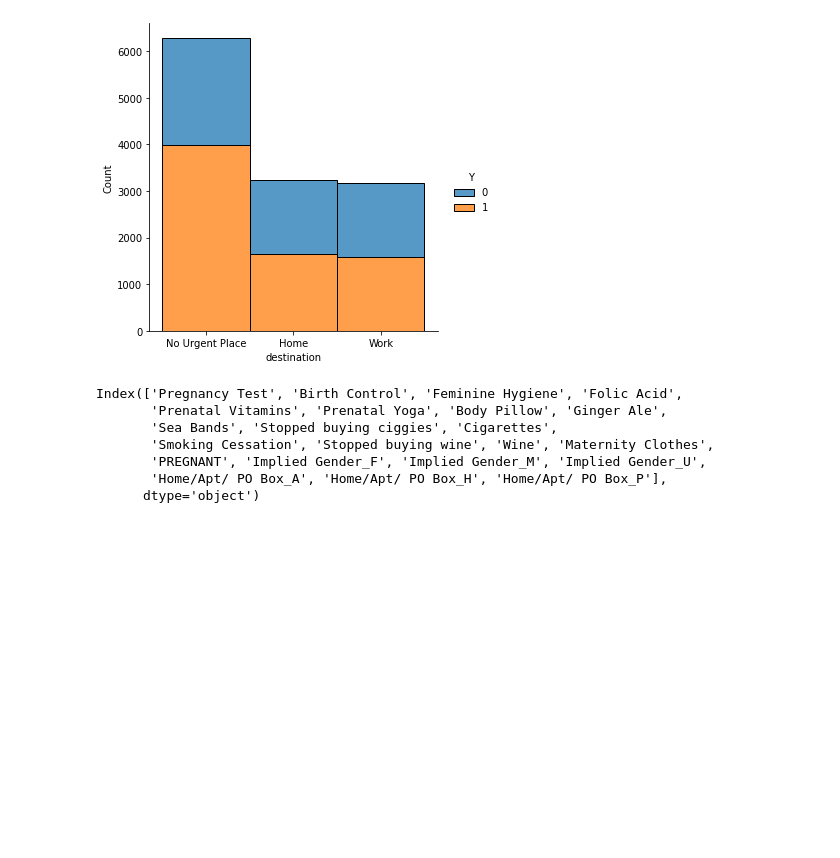
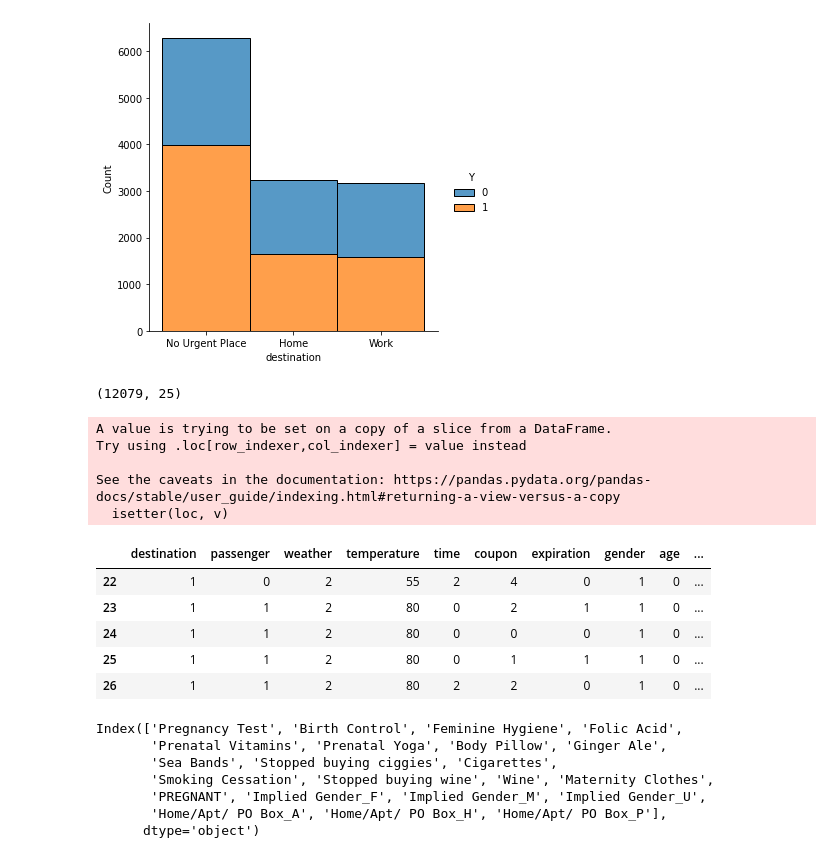
Before and after one commit to mansi812/ML-assignment, a Jupyter notebook: ML_assignment.ipynb, the cells around one changed output. Cells and saved outputs as stored; diff of their text form; code cells hidden in the pictures; blank space fills up the shorter version.

```diff
--- a/ML_assignment.ipynb
+++ b/ML_assignment.ipynb
@@ -213,3 +209,36 @@ test_data = pd.get_dummies(test_data,columns = ['Implied Gender','Home/Apt/ PO B
+# %%
+#Remove NAs from the dataset
+data = df.dropna(axis = 0, how ='any')
+# %%
+data.shape
+# %% [output]
+(12079, 25)
+# %%
+##Ordinal encoding for categoricL Vvariables
+from scikit.learn import LabelEncoder
+cat_features=[x for x in data if data[x].dtype=="object"]
+
+le=LabelEncoder()
+
+for col in cat_features:
+    if col in data.columns:
+        i = data.columns.get_loc(col)
+        data.iloc[:,i] = data.apply(lambda i:le.fit_transform(i.astype(str)), axis=0, result_type='expand')
+# %% [output]
+A value is trying to be set on a copy of a slice from a DataFrame.
+Try using .loc[row_indexer,col_indexer] = value instead
+
+See the caveats in the documentation: https://pandas.pydata.org/pandas-docs/stable/user_guide/indexing.html#returning-a-view-versus-a-copy
+  isetter(loc, v)
+# %%
+data.head()
+# %% [output]
+|  | destination | passenger | weather | temperature | time | coupon | expiration | gender | age | ... |
+| 22 | 1 | 0 | 2 | 55 | 2 | 4 | 0 | 1 | 0 | ... |
+| 23 | 1 | 1 | 2 | 80 | 0 | 2 | 1 | 1 | 0 | ... |
+| 24 | 1 | 1 | 2 | 80 | 0 | 0 | 0 | 1 | 0 | ... |
+| 25 | 1 | 1 | 2 | 80 | 0 | 1 | 1 | 1 | 0 | ... |
+| 26 | 1 | 1 | 2 | 80 | 2 | 2 | 0 | 1 | 0 | ... |
 # %%
 train_data.columns
 # %% [output]
```
Also changed, not shown: parts of 1 cell of this notebook.
